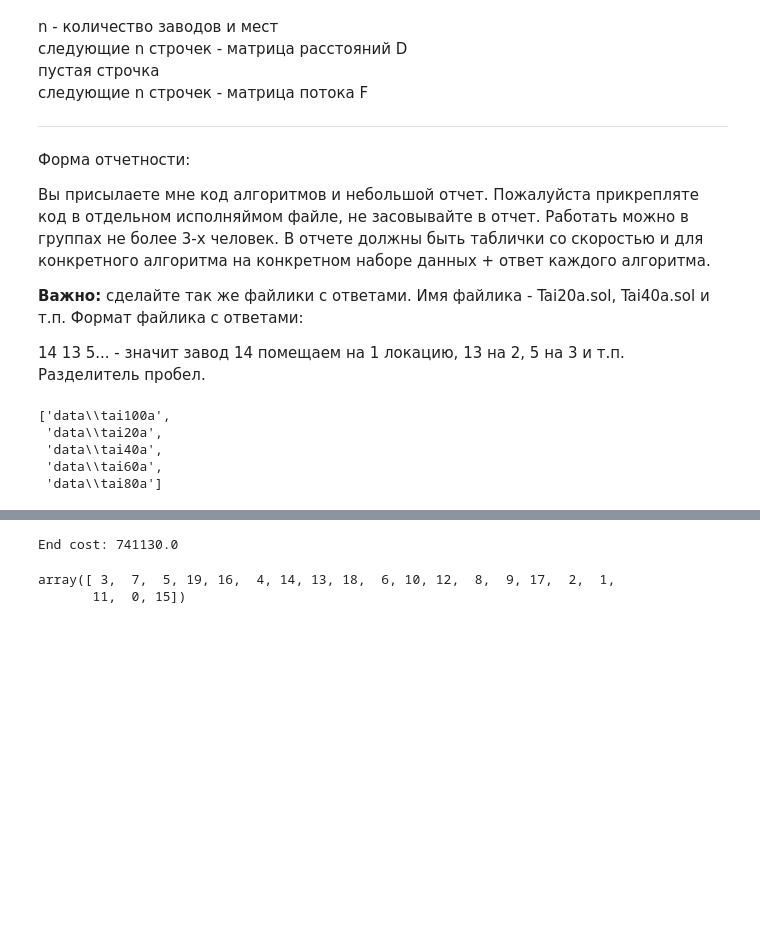
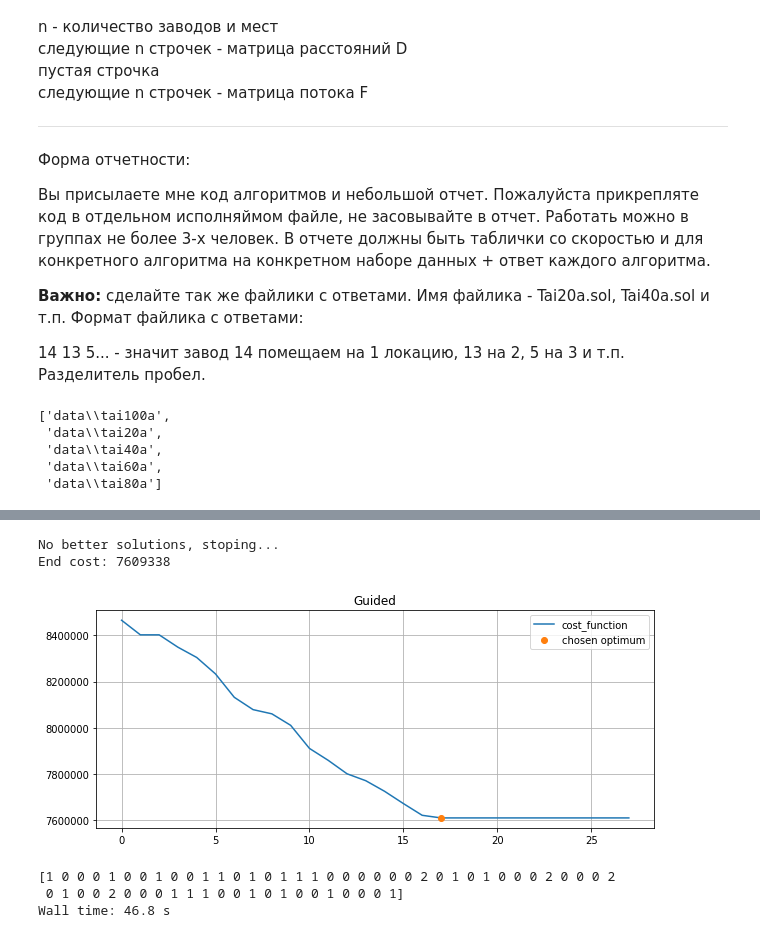
Before and after one commit to CodeSopranos/LocalSearch, a Jupyter notebook: LocalSearch.ipynb, the cells around one changed output, grey strips where cells are left out. Drawn from its saved outputs; the diff is of its cells as text; code cells hidden in the pictures; blank space fills up the shorter version.

```diff
--- a/LocalSearch.ipynb
+++ b/LocalSearch.ipynb
@@ -99,16 +100,23 @@ array([ 8, 17, 10,  2, 13, 12,  1, 16,  7, 11, 18, 15,  4,  3,  0, 14,  5,
 # %%
+%%time
 guided_local_search = imp.reload(guided_local_search)
 params = dict(solution=solution,
               method='first-improvement',
-              n_iter=200,
-              n_epoch=100,
-              mu=2,
+              n_iter=5,
+              n_epoch=150,
+              mu=0.0007,
+              patience=10,
               verbose=True)
 alg = guided_local_search.Guided(problem)
 alg.set_params(params)
 alg.refresh_params()
-alg.solve()
+_ = alg.solve()
+history = alg.get_history()
+print(alg.penalty.sum(axis=0))
 # %% [output]
-End cost: 741130.0
+No better solutions, stoping...
+End cost: 7609338
+[figure, added]
-array([ 3,  7,  5, 19, 16,  4, 14, 13, 18,  6, 10, 12,  8,  9, 17,  2,  1,
-       11,  0, 15])
+[1 0 0 0 1 0 0 1 0 0 1 1 0 1 0 1 1 1 0 0 0 0 0 0 2 0 1 0 1 0 0 0 2 0 0 0 2
+ 0 1 0 0 2 0 0 0 1 1 1 0 0 1 0 1 0 0 1 0 0 0 1]
+Wall time: 46.8 s
```
Also changed, not shown: parts of 4 cells of this notebook, 3 other files.
